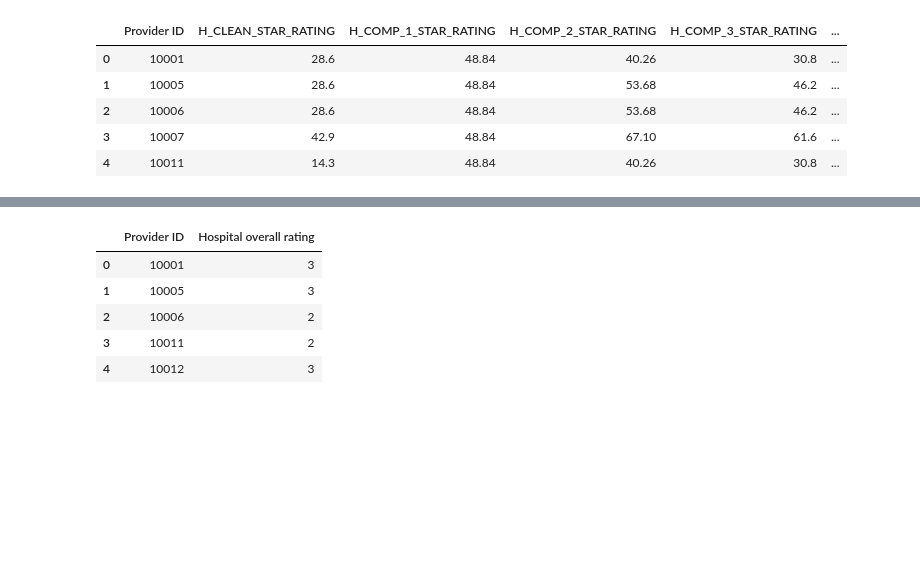
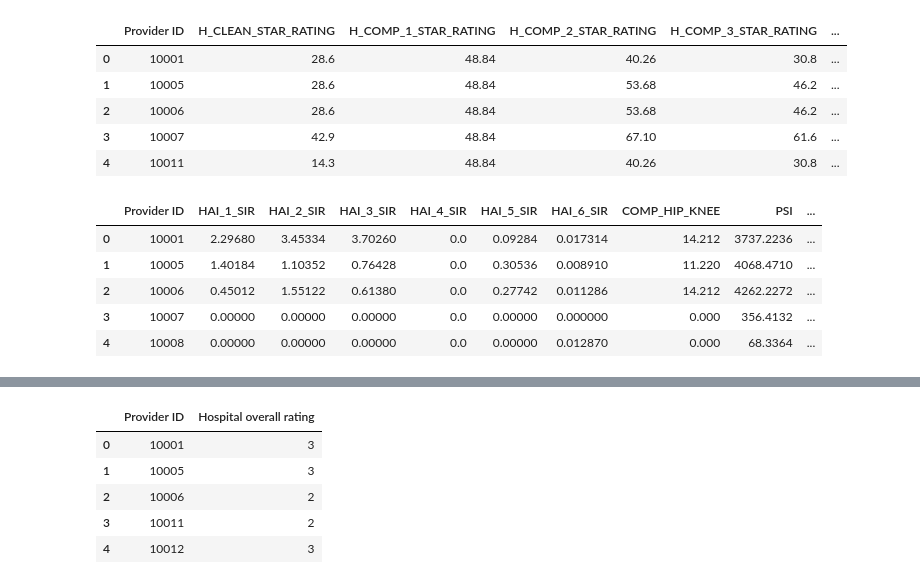
Before and after one commit to prachi0693/Capstone-Project, a Jupyter notebook: Merge and Modelling.ipynb, the cells around one changed output, grey strips where cells are left out. Saved outputs shown, nothing was run; the diff lists cells and outputs as text; code cells hidden in the pictures; blank space fills up the shorter version.

```diff
--- a/Merge and Modelling.ipynb
+++ b/Merge and Modelling.ipynb
@@ -18,6 +18,9 @@ df1=pd.read_csv("Efficiency_score.csv")
 df2=pd.read_csv("Mortality_score.csv")
 df3=pd.read_csv("Readmission_score.csv")
 df4=pd.read_csv("Patient_exp_score.csv")
+df5=pd.read_csv("SafetyOfCare_Final.csv")
+df6=pd.read_csv("EffectivenessOfCare_Final.csv")
+df7=pd.read_csv("TimelinessOfCare_Final.csv")
 # %%
 df1.head(1)
 df2.head(1)
@@ -30,6 +33,9 @@ df1=df1.drop('Unnamed: 0',axis=1)
 df2=df2.drop('Unnamed: 0',axis=1)
 df3=df3.drop('Unnamed: 0',axis=1)
 df4=df4.drop('Unnamed: 0',axis=1)
+df5=df5.drop('Unnamed: 0',axis=1)
+df6=df6.drop('Unnamed: 0',axis=1)
+df7=df7.drop('Unnamed: 0',axis=1)
 # %%
 df1.iloc[:,1:] = df1.iloc[:,1:] * 4
 df1.head()
@@ -70,3 +76,13 @@ df4.head()
 | 2 | 10006 | 28.6 | 48.84 | 53.68 | 46.2 | ... |
 | 3 | 10007 | 42.9 | 48.84 | 67.10 | 61.6 | ... |
 | 4 | 10011 | 14.3 | 48.84 | 40.26 | 30.8 | ... |
+# %%
+df5.iloc[:,1:] = df5.iloc[:,1:] * 22
+df5.head()
+# %% [output]
+|  | Provider ID | HAI_1_SIR | HAI_2_SIR | HAI_3_SIR | HAI_4_SIR | HAI_5_SIR | HAI_6_SIR | COMP_HIP_KNEE | PSI | ... |
+| 0 | 10001 | 2.29680 | 3.45334 | 3.70260 | 0.0 | 0.09284 | 0.017314 | 14.212 | 3737.2236 | ... |
+| 1 | 10005 | 1.40184 | 1.10352 | 0.76428 | 0.0 | 0.30536 | 0.008910 | 11.220 | 4068.4710 | ... |
+| 2 | 10006 | 0.45012 | 1.55122 | 0.61380 | 0.0 | 0.27742 | 0.011286 | 14.212 | 4262.2272 | ... |
+| 3 | 10007 | 0.00000 | 0.00000 | 0.00000 | 0.0 | 0.00000 | 0.000000 | 0.000 | 356.4132 | ... |
+| 4 | 10008 | 0.00000 | 0.00000 | 0.00000 | 0.0 | 0.00000 | 0.012870 | 0.000 | 68.3364 | ... |
```
Also changed, not shown: parts of 31 cells of this notebook, 1 other file.
